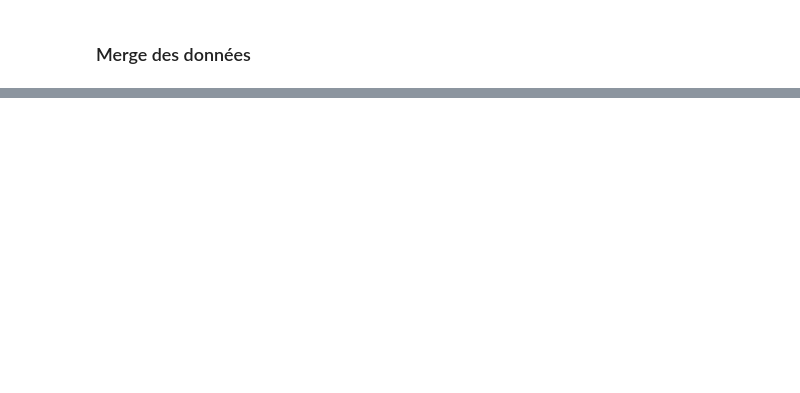
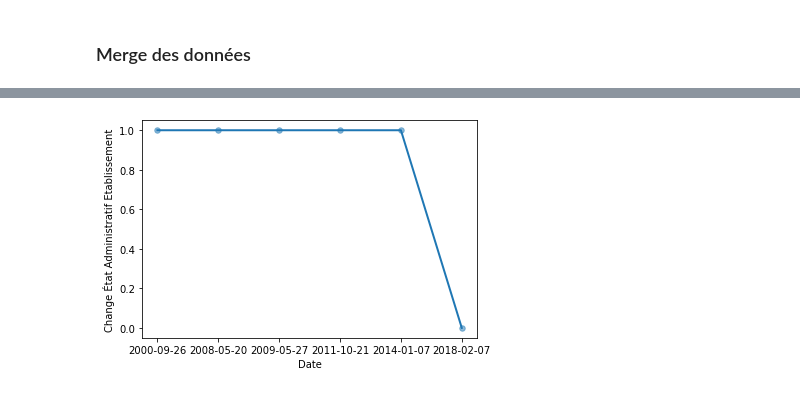
Before and after one commit to JonathanLouamba/Projet_GGVie, a Jupyter notebook: Projet_GGVie.ipynb, the cells around one changed output, grey strips where cells are left out. Drawn from its saved outputs; the diff is of its cells as text; code cells hidden in the pictures; blank space fills up the shorter version.

Commit message:
graphic on etablissement_merged

```diff
--- a/Projet_GGVie.ipynb
+++ b/Projet_GGVie.ipynb
@@ -78,0 +102,5 @@ stock_unite_legale_merged['siren'].nunique()
+# %%
+#df = stock_etablissement_merged[stock_etablissement_merged['siren'] == 325175]
+df = stock_etablissement_merged
+# %%
+df = df[['dateCreationEtablissement','changementEtatAdministratifEtablissement']]
@@ -78,0 +117,11 @@ stock_unite_legale_merged['siren'].nunique()
+# %%
+counts = df.groupby("dateCreationEtablissement")["changementEtatAdministratifEtablissement"].sum()
+
+# Convertir la colonne de valeurs booléennes en entier
+df["changementEtatAdministratifEtablissement"] = df["changementEtatAdministratifEtablissement"].astype(int)
+
+# Tracer un graphique à barres
+counts.plot(kind="bar")
+plt.xlabel("Date")
+plt.ylabel("Changement État Administratif Etablissement")
+plt.show()
@@ -78,0 +135,15 @@ stock_unite_legale_merged['siren'].nunique()
+# %%
+# Tracer un nuage de points
+plt.scatter(counts.index, counts.values, s=30, alpha=0.5)
+
+# Tracer une courbe de tendance
+plt.plot(counts.index, counts.values, linewidth=2)
+
+# Ajouter des étiquettes d'axes
+plt.xlabel("Date")
+plt.ylabel("Change État Administratif Etablissement")
+
+# Afficher le graphique
+plt.show()
+# %% [output]
+[figure, added]
```
Also changed, not shown: parts of 13 cells of this notebook.
